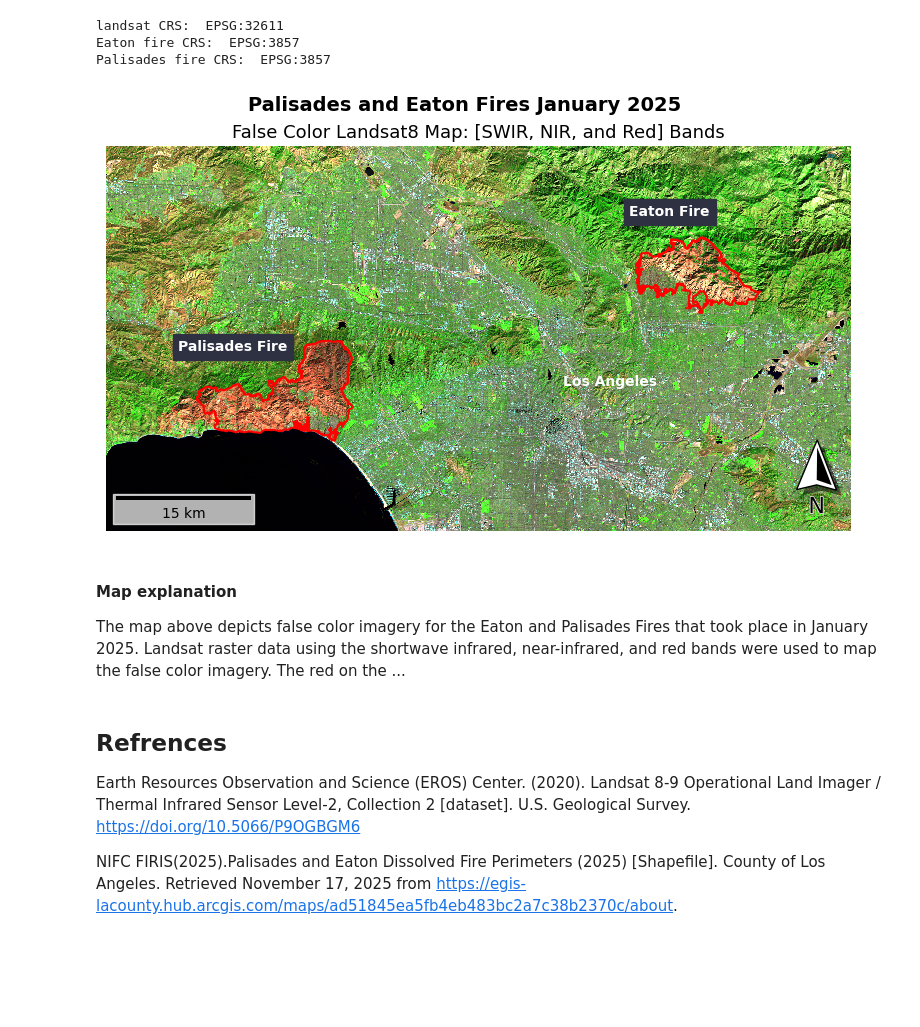
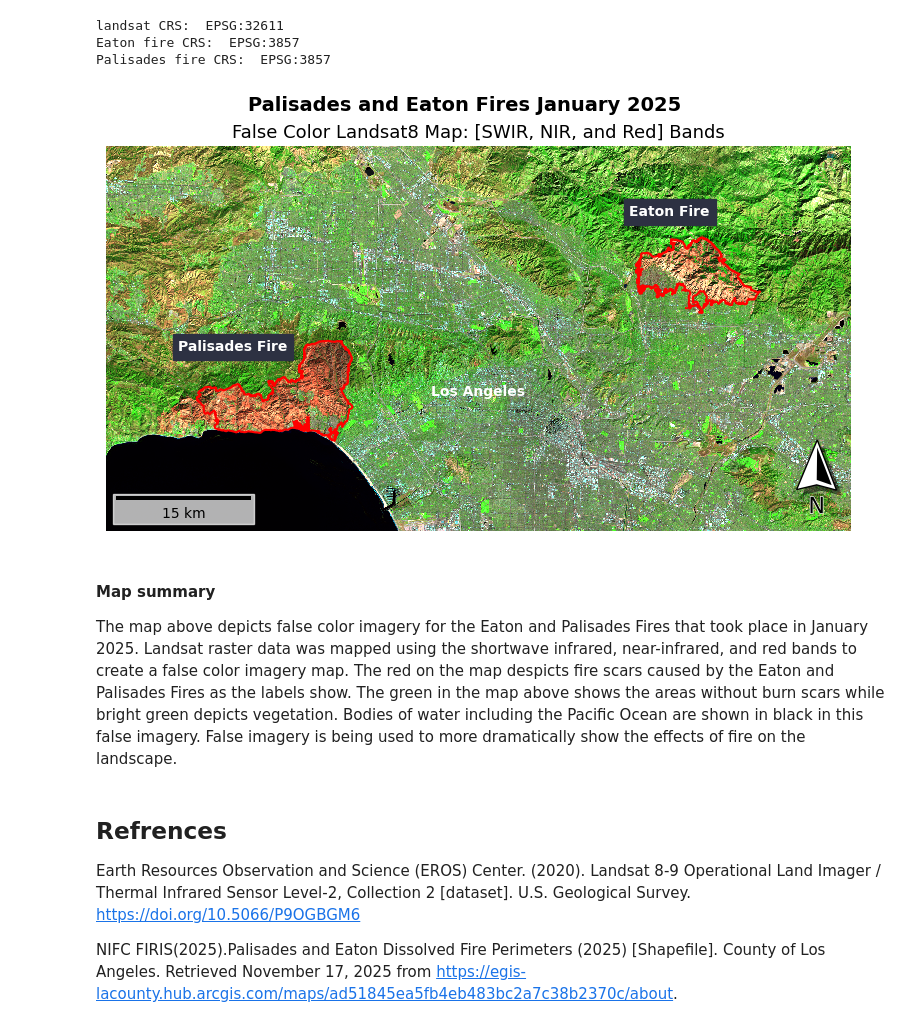
Before and after one commit to sofiiir/eds220-hwk4, a Jupyter notebook: hwk4-task2-false-color-RODAS.ipynb, the cells around one changed output. Saved outputs shown, nothing was run; the diff lists cells and outputs as text; code cells hidden in the pictures; blank space fills up the shorter version.

Commit message:
Map summary

```diff
--- a/hwk4-task2-false-color-RODAS.ipynb
+++ b/hwk4-task2-false-color-RODAS.ipynb
@@ -358,40 +358,40 @@ plt.figtext(x = .65,
             s ="Eaton Fire",
             weight = 'bold',
            color = "white",
            backgroundcolor =  "#2D3142")
 
 # Add a Palisade Fire label
 plt.figtext(x = .24,
             y = .47,
             s ="Palisades Fire",
             weight = 'bold',
            color = "white",
            backgroundcolor =  "#2D3142")
 
 # Add a Los Angeles label as a reference
-plt.figtext(x = .59,
-            y = .4,
+plt.figtext(x = .47,
+            y = .38,
             s ="Los Angeles",
             weight = 'bold',
            color = "white")
 
 # Add a title
 ax.set_title('False Color Landsat8 Map: [SWIR, NIR, and Red] Bands', fontsize = 13)
 plt.suptitle('Palisades and Eaton Fires January 2025',  fontsize = 14, fontweight = 'bold')
 
 # Add a scalebar
 ax.add_artist(ScaleBar(1, location = "lower left",box_alpha = 0.7, border_pad = 0.5))
 
 # Add a north arrow
 north_arrow(ax=ax, location="lower right", rotation={"crs":32611, "reference":"center"})
 
 plt.show()
 # %% [output]
-[figure, old version]
+[figure, new version]
 # %% [markdown]
-#### Map explanation
+#### Map summary
 
-The map above depicts false color imagery for the Eaton and Palisades Fires that took place in January 2025. Landsat raster data using the shortwave infrared, near-infrared, and red bands were used to map the false color imagery. The red on the ...
+The map above depicts false color imagery for the Eaton and Palisades Fires that took place in January 2025. Landsat raster data was mapped using the shortwave infrared, near-infrared, and red bands to create a false color imagery map. The red on the map despicts fire scars caused by the Eaton and Palisades Fires as the labels show. The green in the map above shows the areas without burn scars while bright green depicts vegetation. Bodies of water including the Pacific Ocean are shown in black in this false imagery. False imagery is being used to more dramatically show the effects of fire on the landscape.
 # %% [markdown]
 ## Refrences
 
```
Also changed, not shown: parts of 1 cell of this notebook.
